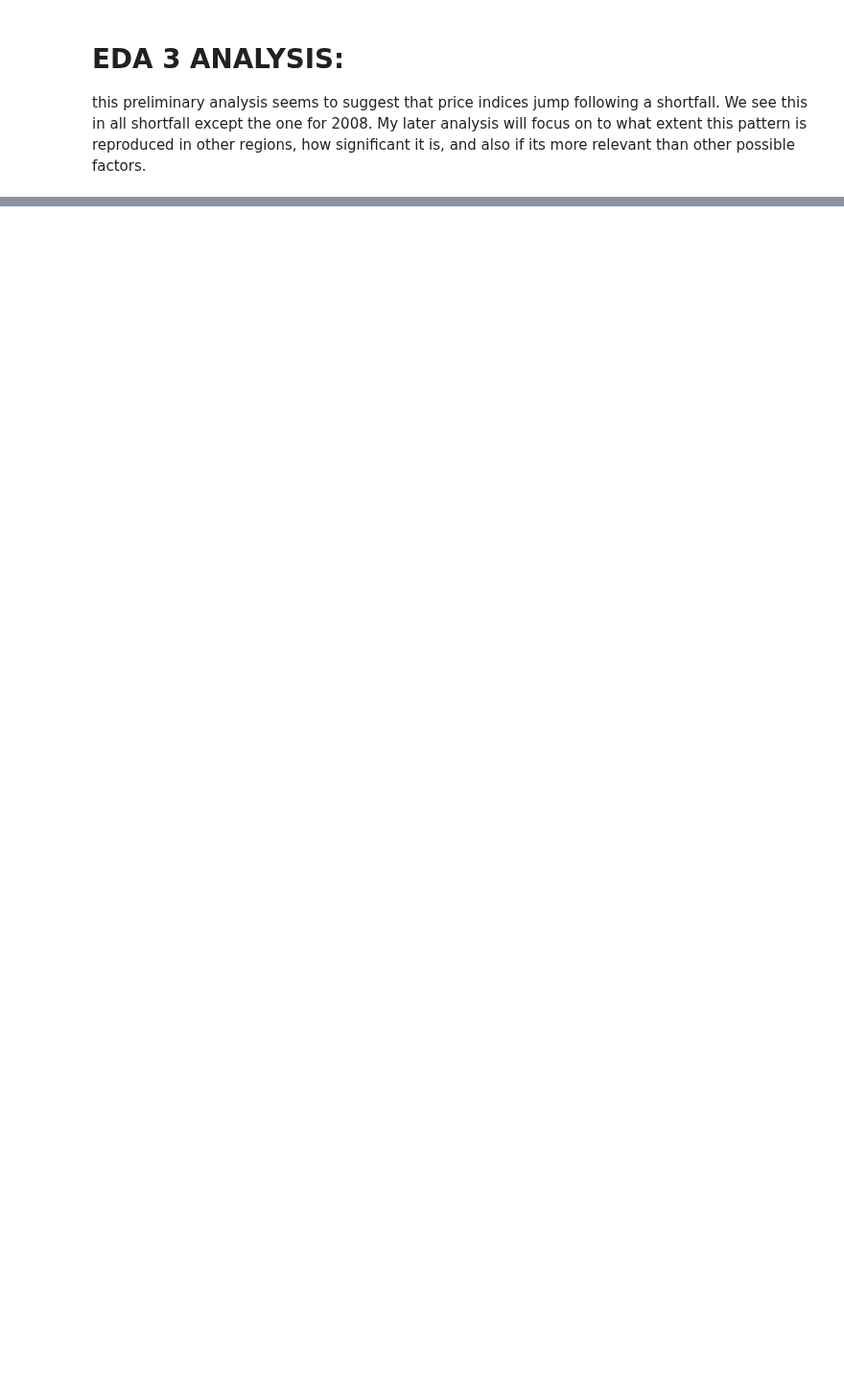
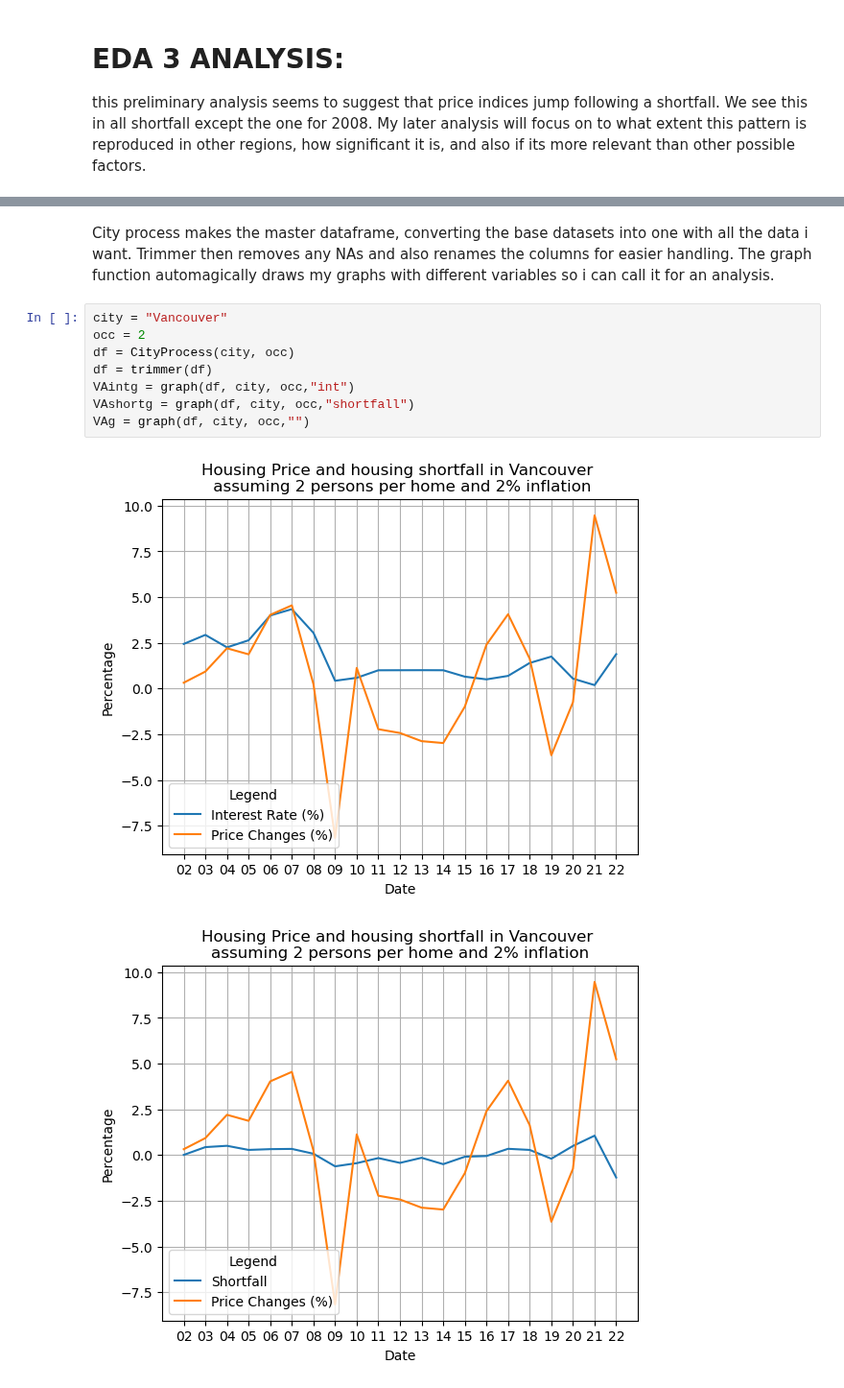
Before and after one commit to ubco-W2022T2-data301/project-group-group01, a Jupyter notebook: analysis/Jamesanalysis1.ipynb, the cells around one changed output, grey strips where cells are left out. Shown at 96% size. Saved outputs shown, nothing was run; the diff lists cells and outputs as text; blank space fills up the shorter version.

Commit message:
redid code with pd functions, more graph types

```diff
--- a/analysis/Jamesanalysis1.ipynb
+++ b/analysis/Jamesanalysis1.ipynb
@@ -710,0 +106,13 @@ KeyError: "['UOM_ID', 'UOM', 'DGUID', 'SCALAR_FACTOR', 'SCALAR_ID', 'VECTOR', 'C
+# %% [markdown]
+City process makes the master dataframe, converting the base datasets into one with all the data i want. Trimmer then removes any NAs and also renames the columns for easier handling. The graph function automagically draws my graphs with different variables so i can call it for an analysis.
+# %%
+city = "Vancouver"
+occ = 2
+df = CityProcess(city, occ)
+df = trimmer(df)
+VAintg = graph(df, city, occ,"int")
+VAshortg = graph(df, city, occ,"shortfall")
+VAg = graph(df, city, occ,"")
+# %% [output]
+[figure, added]
+[figure, added]
```
Also changed, not shown: parts of 26 cells of this notebook, 2 other files.
